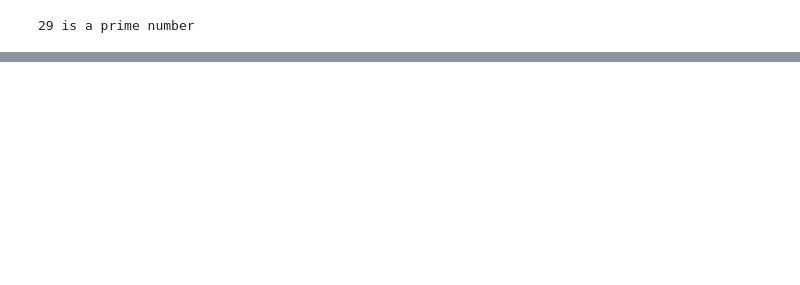
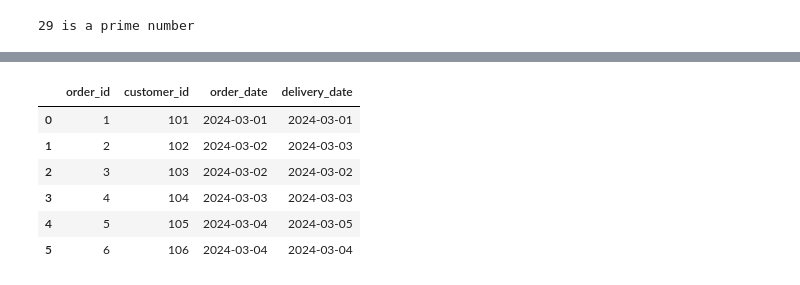
Before and after one commit to ake369/python_tutorial, a Jupyter notebook: notebooks/python_challenges.ipynb, the cells around one changed output, grey strips where cells are left out. Saved outputs shown, nothing was run; the diff lists cells and outputs as text; code cells hidden in the pictures; blank space fills up the shorter version.

```diff
--- a/notebooks/python_challenges.ipynb
+++ b/notebooks/python_challenges.ipynb
@@ -737,0 +750,17 @@ else:
+# %%
+delivery = pd.DataFrame({
+    "order_id": [1, 2, 3, 4, 5, 6],
+    "customer_id": [101, 102, 103, 104, 105, 106],
+    "order_date": pd.to_datetime(["2024-03-01", "2024-03-02", "2024-03-02", "2024-03-03", "2024-03-04", "2024-03-04"]),
+    "delivery_date": pd.to_datetime(["2024-03-01", "2024-03-03", "2024-03-02", "2024-03-03", "2024-03-05", "2024-03-04"])
+})
+# %%
+delivery.head(10)
+# %% [output]
+|  | order_id | customer_id | order_date | delivery_date |
+| 0 | 1 | 101 | 2024-03-01 | 2024-03-01 |
+| 1 | 2 | 102 | 2024-03-02 | 2024-03-03 |
+| 2 | 3 | 103 | 2024-03-02 | 2024-03-02 |
+| 3 | 4 | 104 | 2024-03-03 | 2024-03-03 |
+| 4 | 5 | 105 | 2024-03-04 | 2024-03-05 |
+| 5 | 6 | 106 | 2024-03-04 | 2024-03-04 |
```
Also changed, not shown: parts of 14 cells of this notebook.
